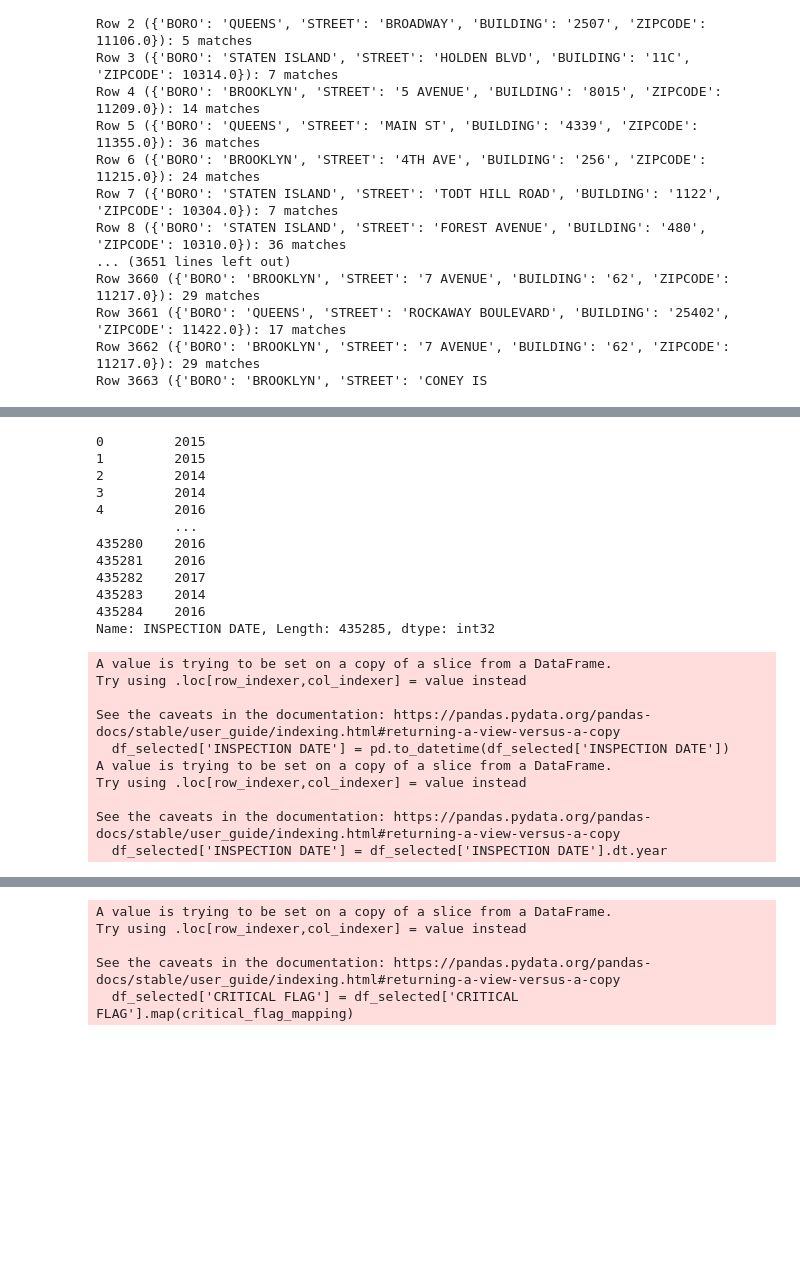
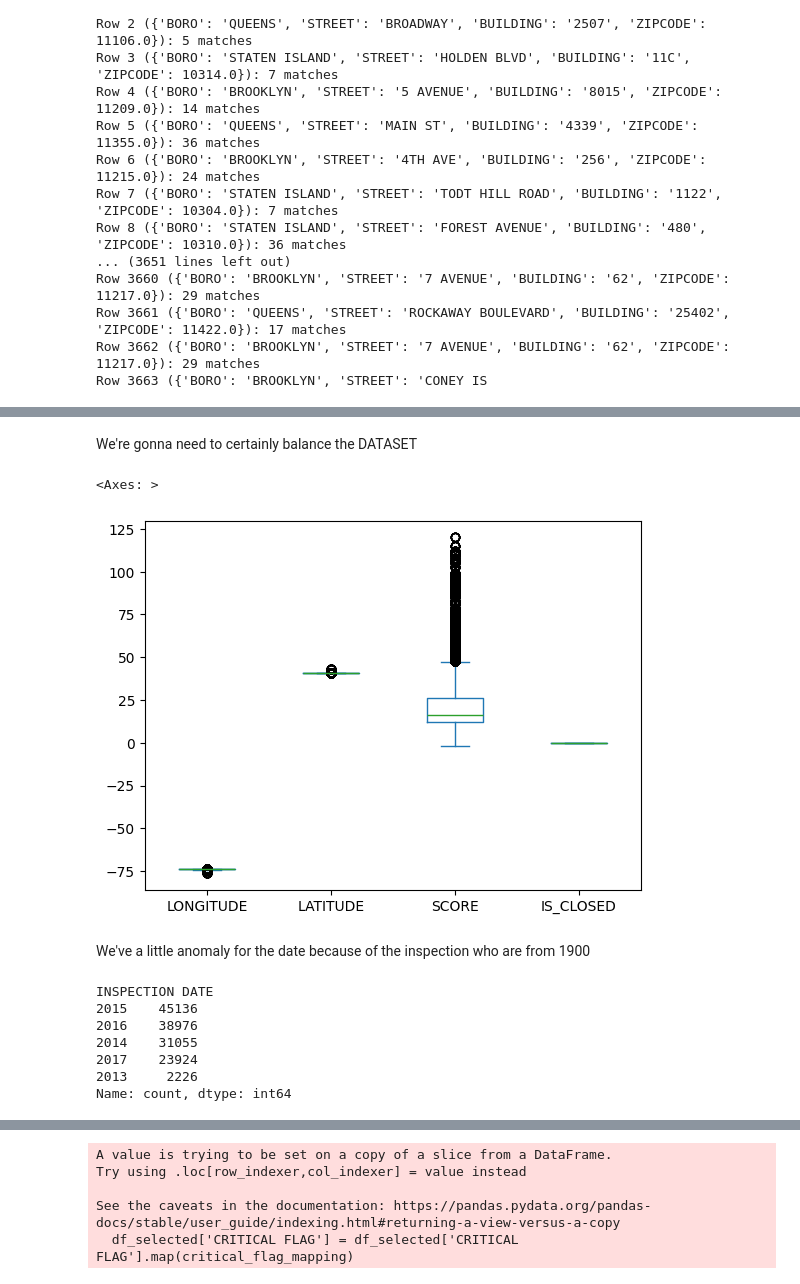
Before and after one commit to Kisat0/PythonIA, a Jupyter notebook: AI-la-Carte.ipynb, the cells around one changed output, grey strips where cells are left out. Cells and saved outputs as stored; diff of their text form; code cells hidden in the pictures; blank space fills up the shorter version.

```diff
--- a/AI-la-Carte.ipynb
+++ b/AI-la-Carte.ipynb
@@ -101,32 +123,30 @@ Number of rows now: 435285
+# %% [markdown]
+We're gonna need to certainly balance the DATASET
+# %%
+df_selected.plot.box()
+# %% [output]
+<Axes: >
+[figure, added]
+# %% [markdown]
+We've a little anomaly for the date because of the inspection who are from 1900
 # %%
 # in inspection date just keep the year
 df_selected['INSPECTION DATE'] = pd.to_datetime(df_selected['INSPECTION DATE'])
 df_selected['INSPECTION DATE'] = df_selected['INSPECTION DATE'].dt.year
 
-print(df_selected['INSPECTION DATE'])
+
+# Drop the values that are from 1900
+df_selected = df_selected[df_selected['INSPECTION DATE'] != 1900]
+
+print(df_selected['INSPECTION DATE'].value_counts())
 # %% [output]
-0         2015
-1         2015
-2         2014
-3         2014
-4         2016
-          ...
-435280    2016
-435281    2016
-435282    2017
-435283    2014
-435284    2016
-Name: INSPECTION DATE, Length: 435285, dtype: int32
+INSPECTION DATE
+2015    45136
+2016    38976
+2014    31055
+2017    23924
+2013     2226
+Name: count, dtype: int64
-A value is trying to be set on a copy of a slice from a DataFrame.
-Try using .loc[row_indexer,col_indexer] = value instead
-
-See the caveats in the documentation: https://pandas.pydata.org/pandas-docs/stable/user_guide/indexing.html#returning-a-view-versus-a-copy
-  df_selected['INSPECTION DATE'] = pd.to_datetime(df_selected['INSPECTION DATE'])
-A value is trying to be set on a copy of a slice from a DataFrame.
-Try using .loc[row_indexer,col_indexer] = value instead
-
-See the caveats in the documentation: https://pandas.pydata.org/pandas-docs/stable/user_guide/indexing.html#returning-a-view-versus-a-copy
-  df_selected['INSPECTION DATE'] = df_selected['INSPECTION DATE'].dt.year
 # %%
 # Créer un dictionnaire de mappage
 action_mapping = {
```
Also changed, not shown: parts of 26 cells of this notebook, 1 other file.
